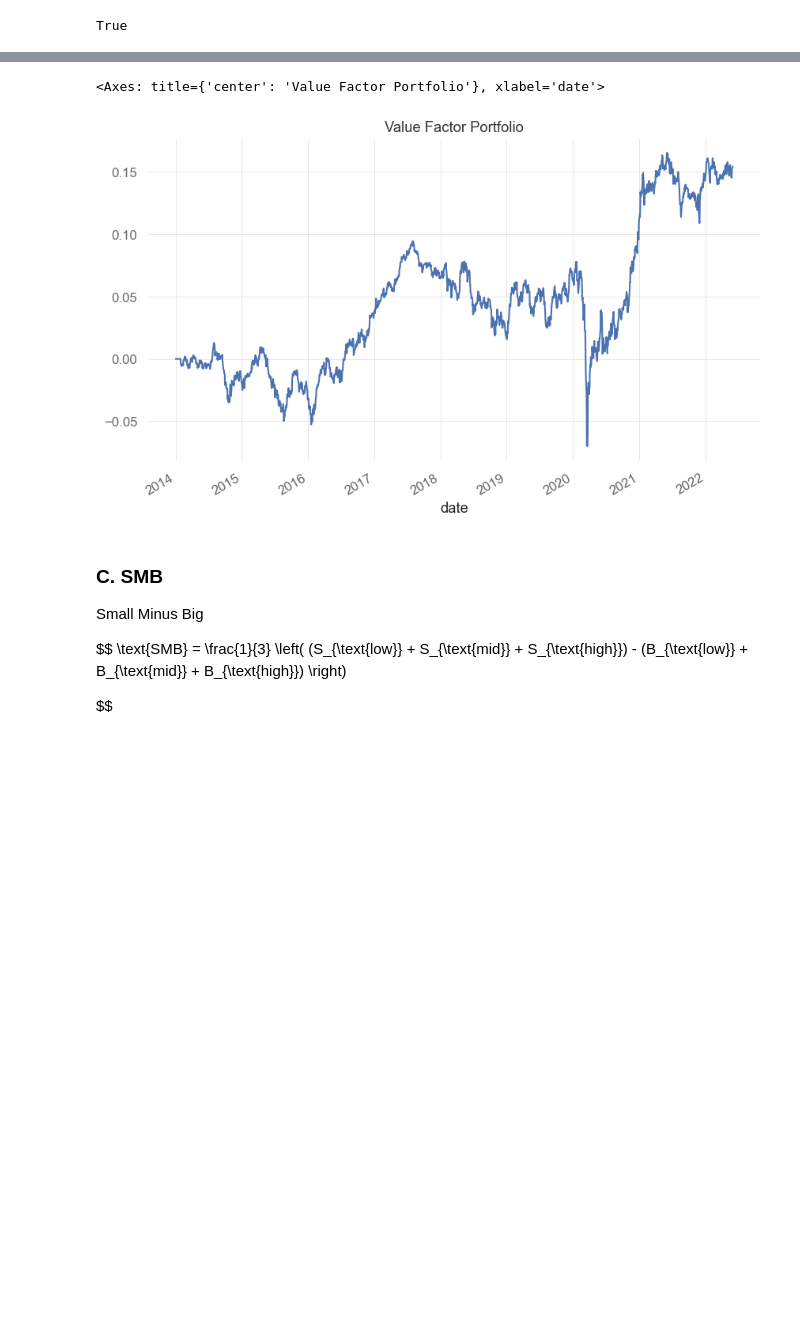
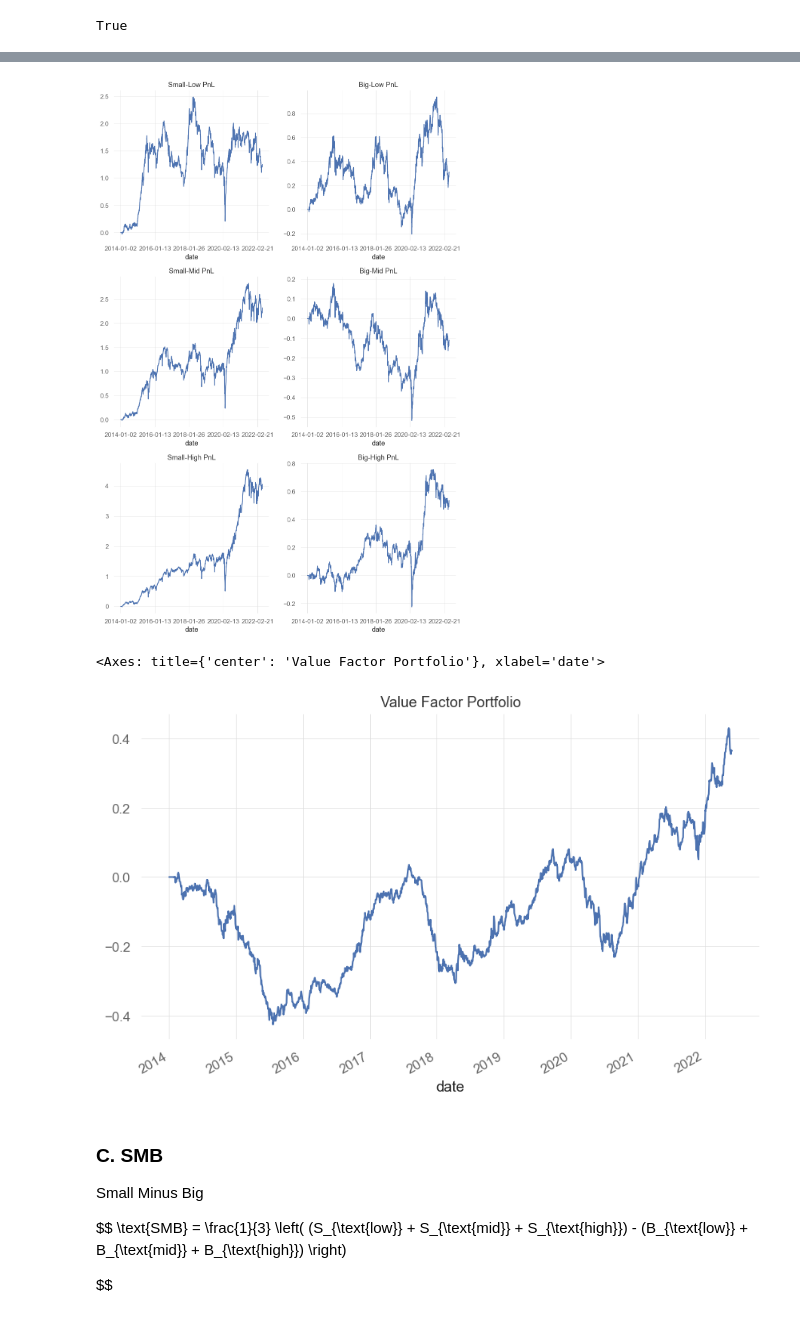
Before and after one commit to jaepil-choi/qtrsch, a Jupyter notebook: factor_research.ipynb, the cells around one changed output, grey strips where cells are left out. Cells and saved outputs as stored; diff of their text form; code cells hidden in the pictures; blank space fills up the shorter version.

```diff
--- a/factor_research.ipynb
+++ b/factor_research.ipynb
@@ -370,0 +477,33 @@ HML = (High_portfolio - Low_portfolio) * 1/2
+# %%
+# Create a 3x2 subplot grid
+fig, axs = plt.subplots(3, 2, figsize=(10, 15))
+
+# Flatten the axs array for easy iteration
+axs_flat = axs.flatten()
+
+# Titles for each subplot
+titles = [
+    'Small-Low PnL', 'Big-Low PnL',
+    'Small-Mid PnL', 'Big-Mid PnL',
+    'Small-High PnL', 'Big-High PnL',
+    ]
+
+# Data for each subplot
+data = [
+    S_low_port_return, B_low_port_return,
+    S_mid_port_return, B_mid_port_return,
+    S_high_port_return, B_high_port_return,
+    ]
+
+# Loop through the data to create each subplot
+for ax, datum, title in zip(axs_flat, data, titles):
+    get_cumreturn(datum).plot(ax=ax)
+    ax.set_title(title)
+
+# Adjust layout to prevent overlap
+plt.tight_layout()
+
+# Display the plot
+plt.show()
+# %% [output]
+[figure, added]
@@ -371,10 +515,10 @@ HML = (High_portfolio - Low_portfolio) * 1/2
 # %%
 HML.index = pd.to_datetime(HML.index)
 # %%
-((1+HML).cumprod()-1).plot(title='Value Factor Portfolio')
+get_cumreturn(HML).plot(title='Value Factor Portfolio')
 # %% [output]
 <Axes: title={'center': 'Value Factor Portfolio'}, xlabel='date'>
-[figure, old version]
+[figure, new version]
 # %% [markdown]
 ### C. SMB
 
```
Also changed, not shown: parts of 29 cells of this notebook.
